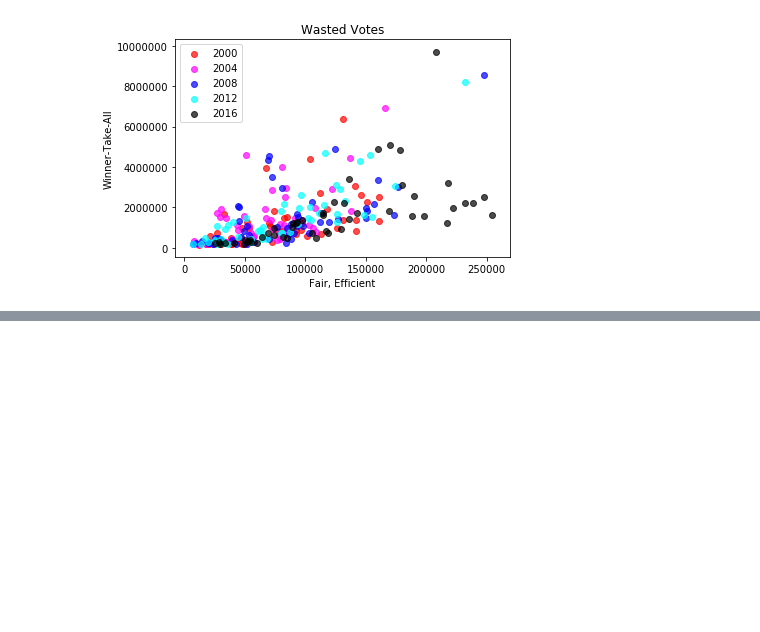
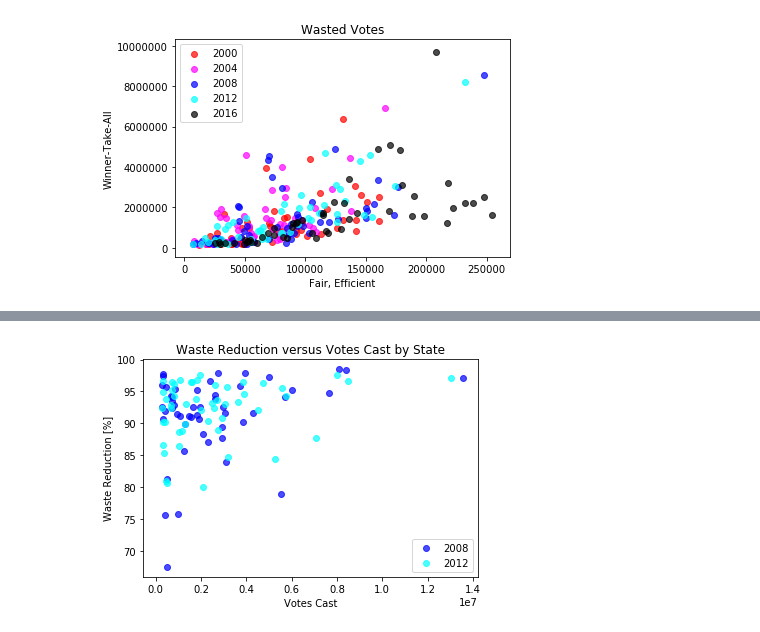
Before and after one commit to dwvisser/electoral-fair, a Jupyter notebook: scrape-and-compute-all.ipynb, the cells around one changed output, grey strips where cells are left out. Saved outputs shown, nothing was run; the diff lists cells and outputs as text; code cells hidden in the pictures; blank space fills up the shorter version.

```diff
--- a/scrape-and-compute-all.ipynb
+++ b/scrape-and-compute-all.ipynb
@@ -331,0 +378,4 @@ plot_wasted()
+# %%
+plot_waste_reduction_versus_votes_cast([2008, 2012])
+# %% [output]
+[figure, added]
```
Also changed, not shown: parts of 8 cells of this notebook.
